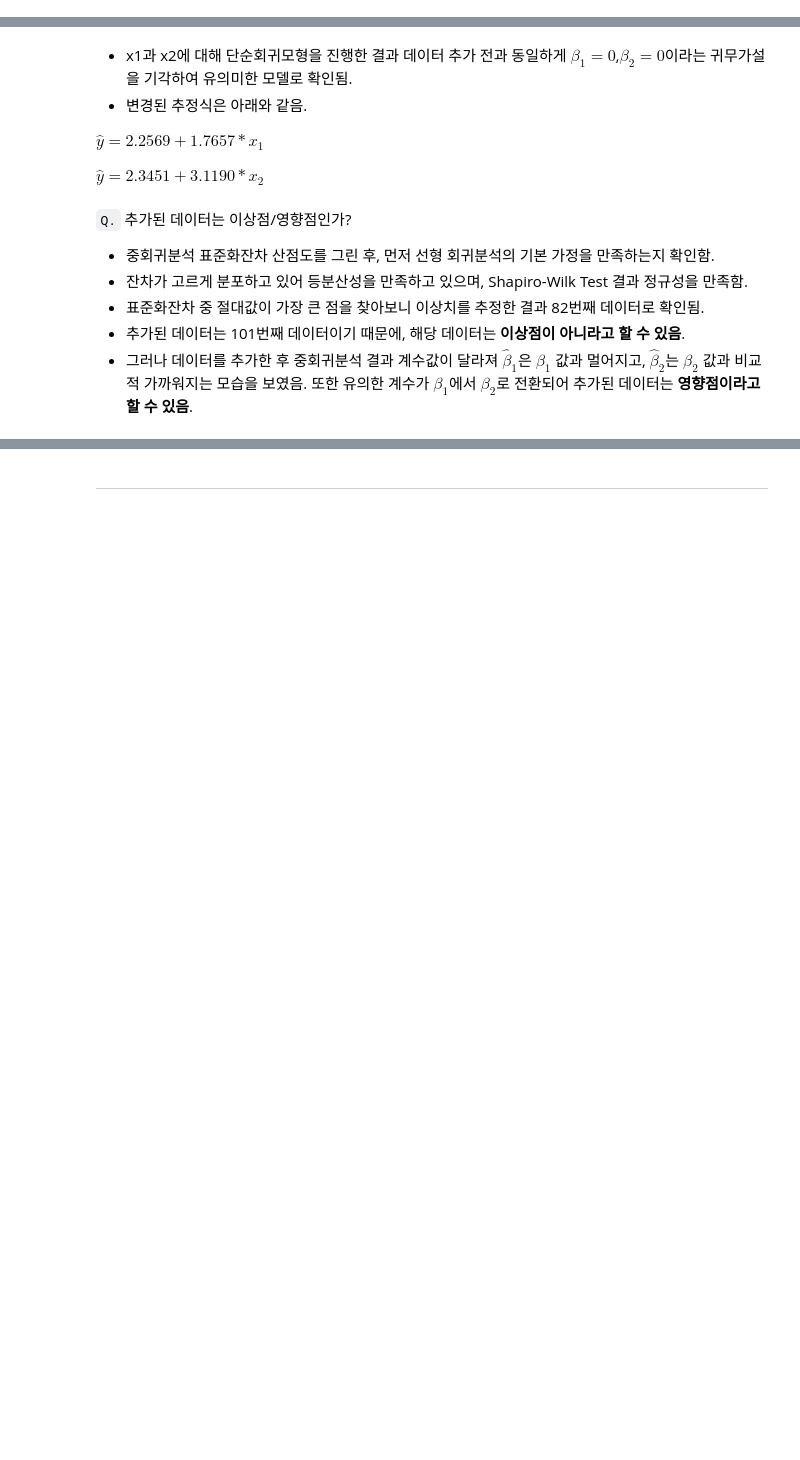
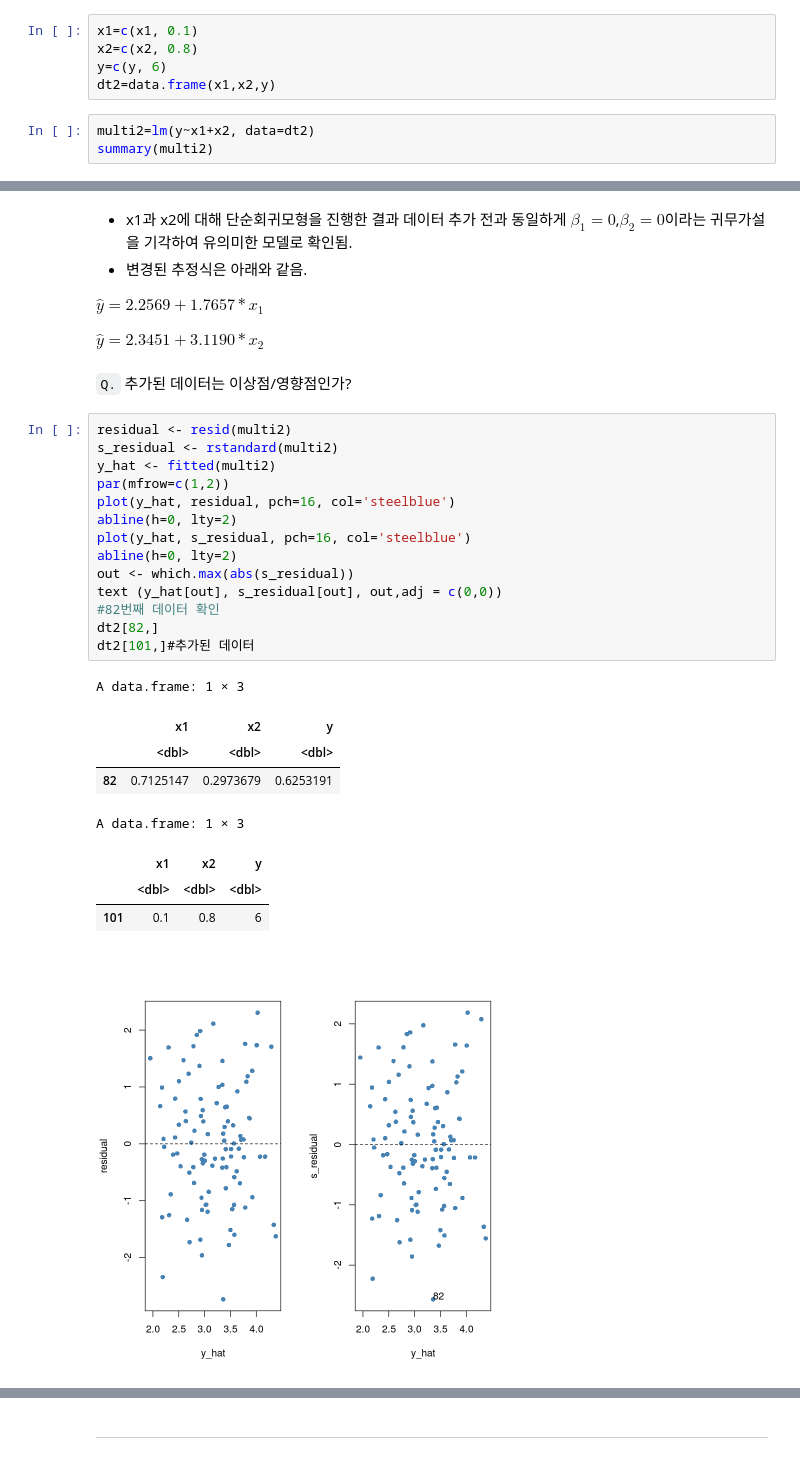
Before and after one commit to kimha02/ham, a Jupyter notebook: _notebooks/2022-04-07-datamining_hw.ipynb, the cells around one changed output, grey strips where cells are left out. Saved outputs shown, nothing was run; the diff lists cells and outputs as text; blank space fills up the shorter version.

```diff
--- a/_notebooks/2022-04-07-datamining_hw.ipynb
+++ b/_notebooks/2022-04-07-datamining_hw.ipynb
@@ -266,0 +453,8 @@ $\to$ 이미 유의한 모델이나, x2를 제거하는 것을 고려해볼 수
+# %%
+x1=c(x1, 0.1)
+x2=c(x2, 0.8)
+y=c(y, 6)
+dt2=data.frame(x1,x2,y)
+# %%
+multi2=lm(y~x1+x2, data=dt2)
+summary(multi2)
@@ -271,11 +538,29 @@ $\to$ 이미 유의한 모델이나, x2를 제거하는 것을 고려해볼 수
 $\hat{y} = 2.2569 + 1.7657*x_1$
 
 $\hat{y} = 2.3451 + 3.1190*x_2$
-# %% [markdown]
-`Q.` 추가된 데이터는 이상점/영향점인가?
-
-- 중회귀분석 표준화잔차 산점도를 그린 후, 먼저 선형 회귀분석의 기본 가정을 만족하는지 확인함.
-- 잔차가 고르게 분포하고 있어 등분산성을 만족하고 있으며, Shapiro-Wilk Test 결과 정규성을 만족함.
-- 표준화잔차 중 절대값이 가장 큰 점을 찾아보니 이상치를 추정한 결과 82번째 데이터로 확인됨.
-- 추가된 데이터는 101번째 데이터이기 때문에, 해당 데이터는 **이상점이 아니라고 할 수 있음**.
-- 그러나 데이터를 추가한 후 중회귀분석 결과 계수값이 달라져 $\hat{\beta}_1$은 $\beta_1$ 값과 멀어지고, $\hat{\beta}_2$는 $\beta_2$ 값과 비교적 가까워지는 모습을 보였음. 또한 유의한 계수가 $\beta_1$에서 $\beta_2$로 전환되어 추가된 데이터는 **영향점이라고 할 수 있음**.
+# %% [markdown]
+`Q.` 추가된 데이터는 이상점/영향점인가?
+# %%
+residual <- resid(multi2)
+s_residual <- rstandard(multi2)
+y_hat <- fitted(multi2)
+par(mfrow=c(1,2))
+plot(y_hat, residual, pch=16, col='steelblue')
+abline(h=0, lty=2)
+plot(y_hat, s_residual, pch=16, col='steelblue')
+abline(h=0, lty=2)
+out <- which.max(abs(s_residual))
+text (y_hat[out], s_residual[out], out,adj = c(0,0))
+#82번째 데이터 확인
+dt2[82,]
+dt2[101,]#추가된 데이터
+# %% [output]
+A data.frame: 1 × 3
+|  | x1 | x2 | y |
+|  | <dbl> | <dbl> | <dbl> |
+| 82 | 0.7125147 | 0.2973679 | 0.6253191 |
+A data.frame: 1 × 3
+|  | x1 | x2 | y |
+|  | <dbl> | <dbl> | <dbl> |
+| 101 | 0.1 | 0.8 | 6 |
+[figure, added]
```
Also changed, not shown: parts of 37 cells of this notebook.
